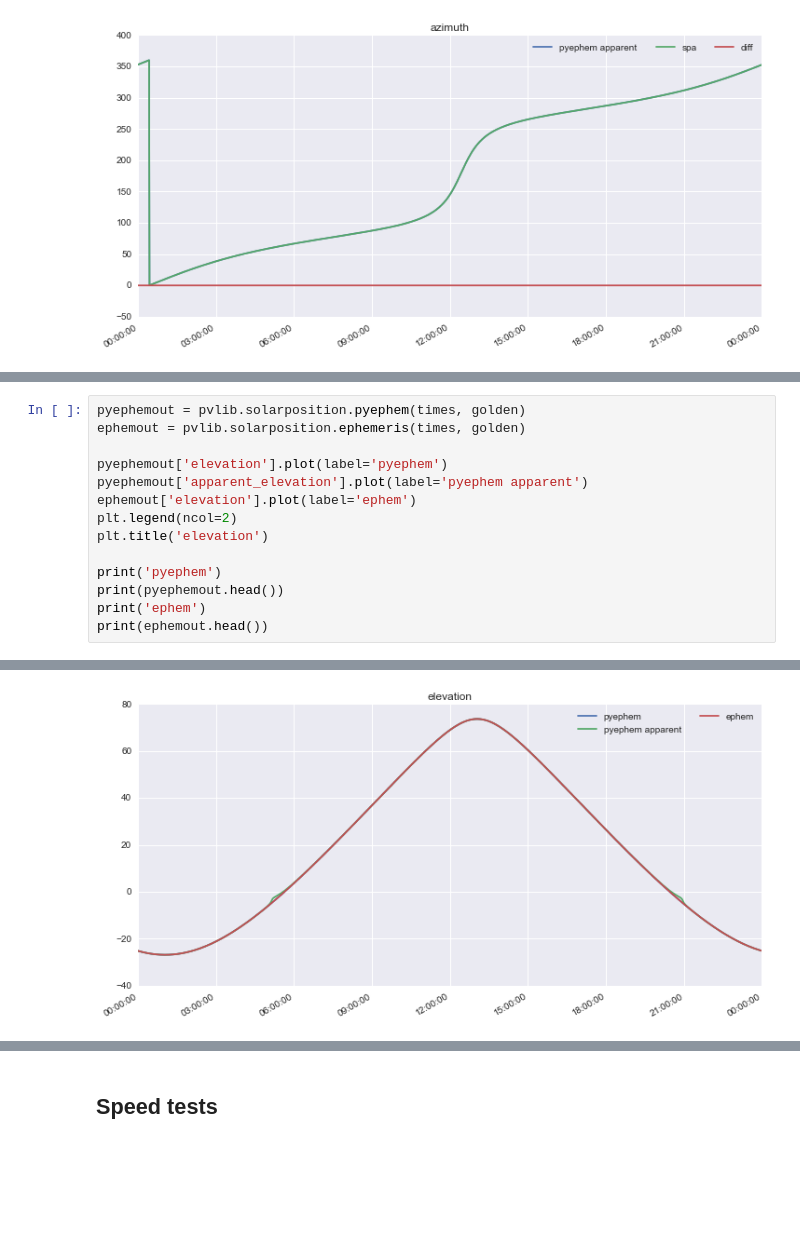
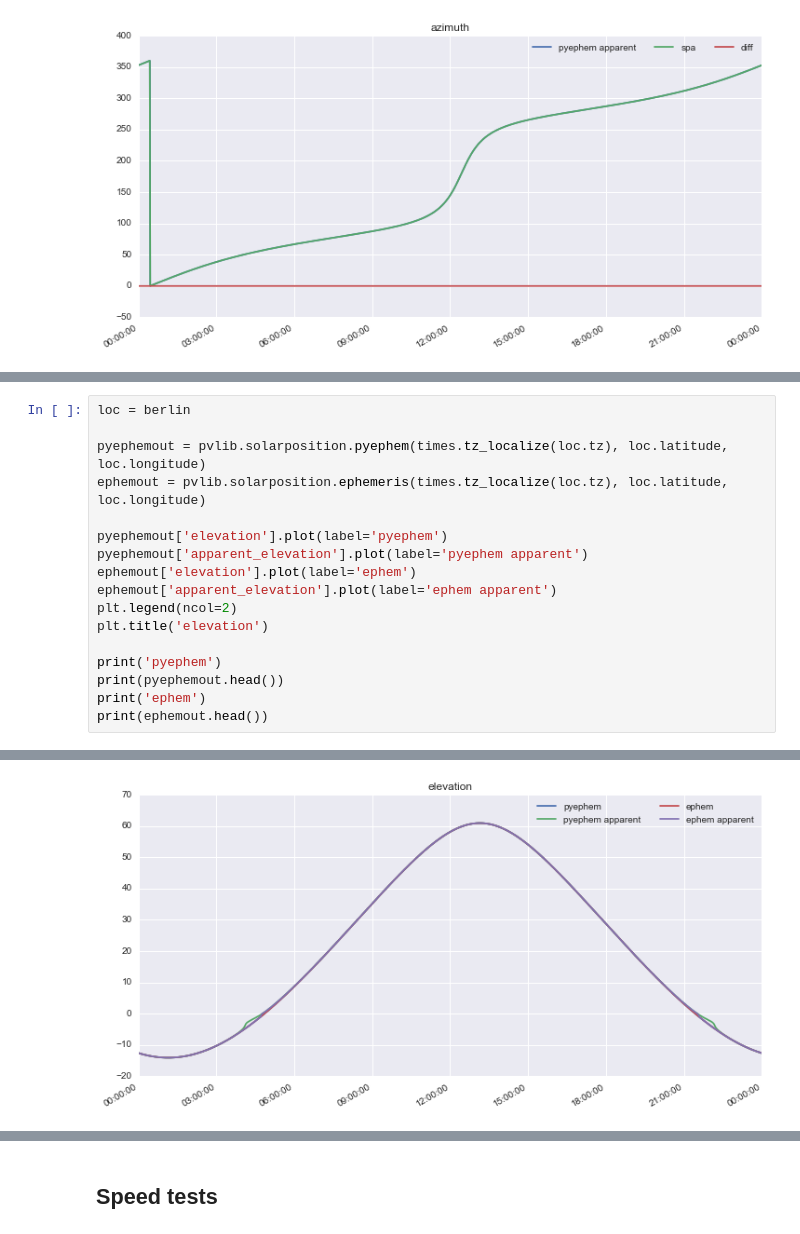
Before and after one commit to pvlib/pvlib-python, a Jupyter notebook: docs/tutorials/solarposition.ipynb, the cells around one changed output, grey strips where cells are left out. Cells and saved outputs as stored; diff of their text form; blank space fills up the shorter version.

```diff
--- a/docs/tutorials/solarposition.ipynb
+++ b/docs/tutorials/solarposition.ipynb
@@ -219,10 +213,13 @@ pyephem
 # %%
-pyephemout = pvlib.solarposition.pyephem(times, golden)
-ephemout = pvlib.solarposition.ephemeris(times, golden)
+loc = berlin
+
+pyephemout = pvlib.solarposition.pyephem(times.tz_localize(loc.tz), loc.latitude, loc.longitude)
+ephemout = pvlib.solarposition.ephemeris(times.tz_localize(loc.tz), loc.latitude, loc.longitude)
 
 pyephemout['elevation'].plot(label='pyephem')
 pyephemout['apparent_elevation'].plot(label='pyephem apparent')
 ephemout['elevation'].plot(label='ephem')
+ephemout['apparent_elevation'].plot(label='ephem apparent')
 plt.legend(ncol=2)
 plt.title('elevation')
 
@@ -251 +248 @@ pyephem
-[figure, old version]
+[figure, new version]
```
Also changed, not shown: parts of 18 cells of this notebook.
